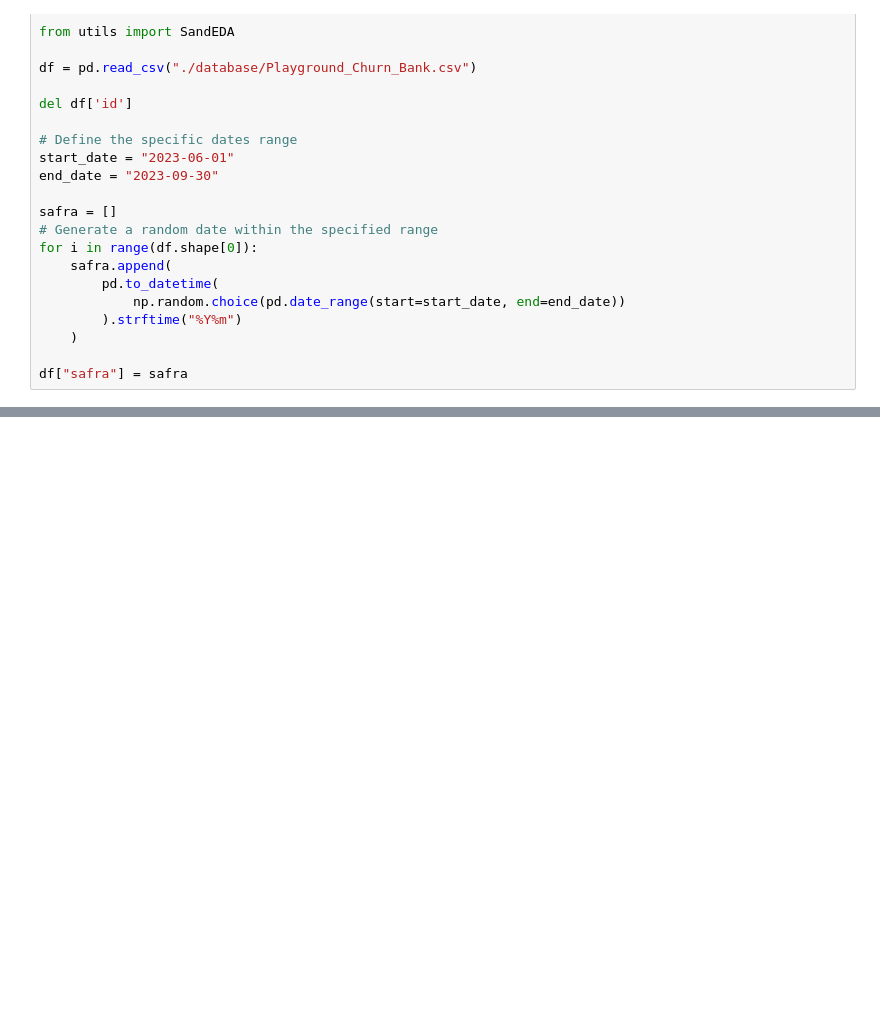
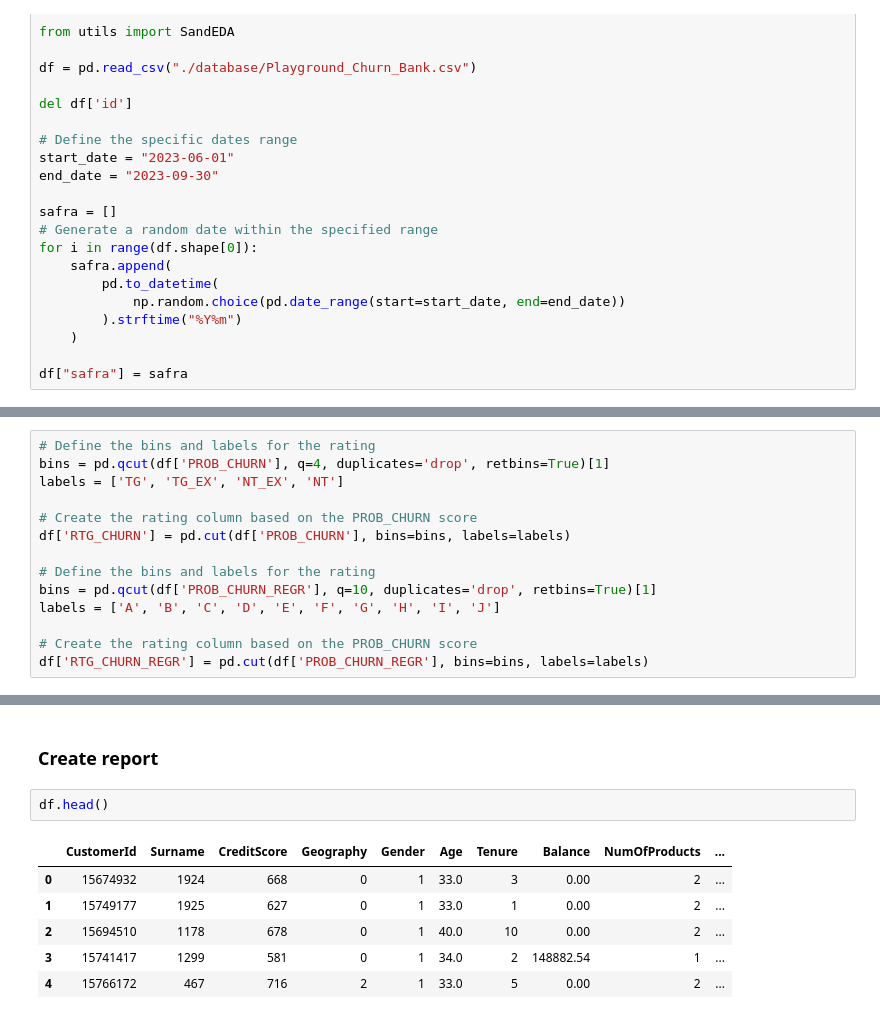
Before and after one commit to luleoli/janestreet, a Jupyter notebook: test.ipynb, the cells around one changed output, grey strips where cells are left out. Drawn from its saved outputs; the diff is of its cells as text; blank space fills up the shorter version.

```diff
--- a/test.ipynb
+++ b/test.ipynb
@@ -448,0 +225,14 @@ for var in df_filtered:
+# %%
+# Define the bins and labels for the rating
+bins = pd.qcut(df['PROB_CHURN'], q=4, duplicates='drop', retbins=True)[1]
+labels = ['TG', 'TG_EX', 'NT_EX', 'NT']
+
+# Create the rating column based on the PROB_CHURN score
+df['RTG_CHURN'] = pd.cut(df['PROB_CHURN'], bins=bins, labels=labels)
+
+# Define the bins and labels for the rating
+bins = pd.qcut(df['PROB_CHURN_REGR'], q=10, duplicates='drop', retbins=True)[1]
+labels = ['A', 'B', 'C', 'D', 'E', 'F', 'G', 'H', 'I', 'J']
+
+# Create the rating column based on the PROB_CHURN score
+df['RTG_CHURN_REGR'] = pd.cut(df['PROB_CHURN_REGR'], bins=bins, labels=labels)
@@ -448,0 +390,11 @@ for var in df_filtered:
+# %% [markdown]
+### Create report
+# %%
+df.head()
+# %% [output]
+|  | CustomerId | Surname | CreditScore | Geography | Gender | Age | Tenure | Balance | NumOfProducts | ... |
+| 0 | 15674932 | 1924 | 668 | 0 | 1 | 33.0 | 3 | 0.00 | 2 | ... |
+| 1 | 15749177 | 1925 | 627 | 0 | 1 | 33.0 | 1 | 0.00 | 2 | ... |
+| 2 | 15694510 | 1178 | 678 | 0 | 1 | 40.0 | 10 | 0.00 | 2 | ... |
+| 3 | 15741417 | 1299 | 581 | 0 | 1 | 34.0 | 2 | 148882.54 | 1 | ... |
+| 4 | 15766172 | 467 | 716 | 2 | 1 | 33.0 | 5 | 0.00 | 2 | ... |
```
Also changed, not shown: parts of 29 cells of this notebook, 10 other files.
